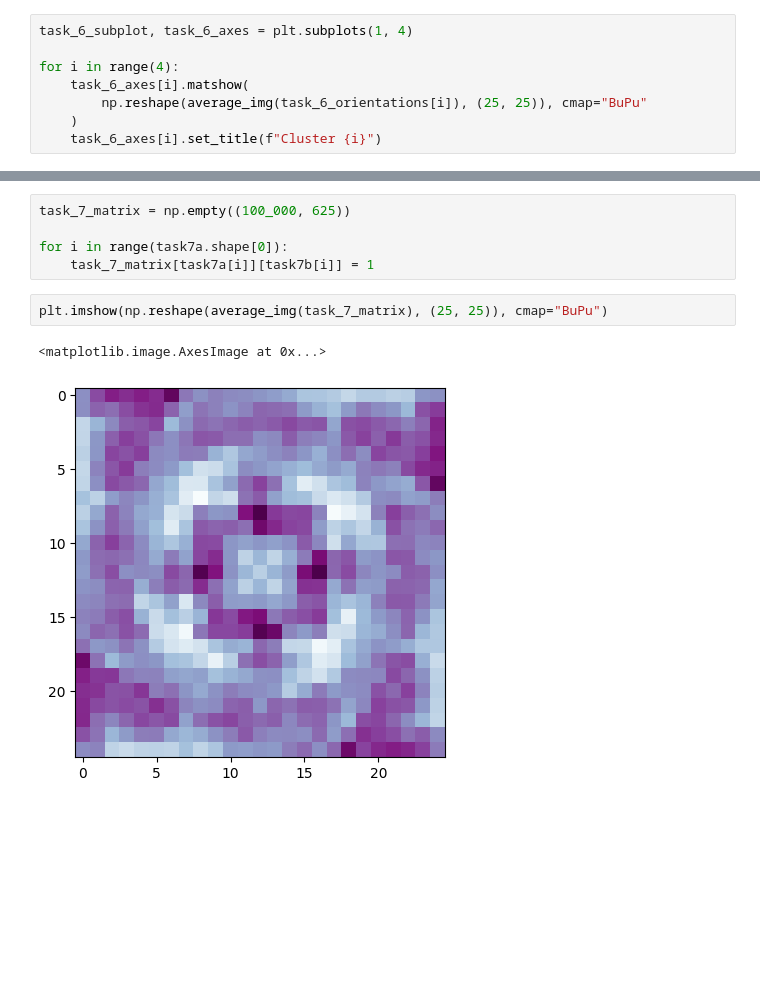
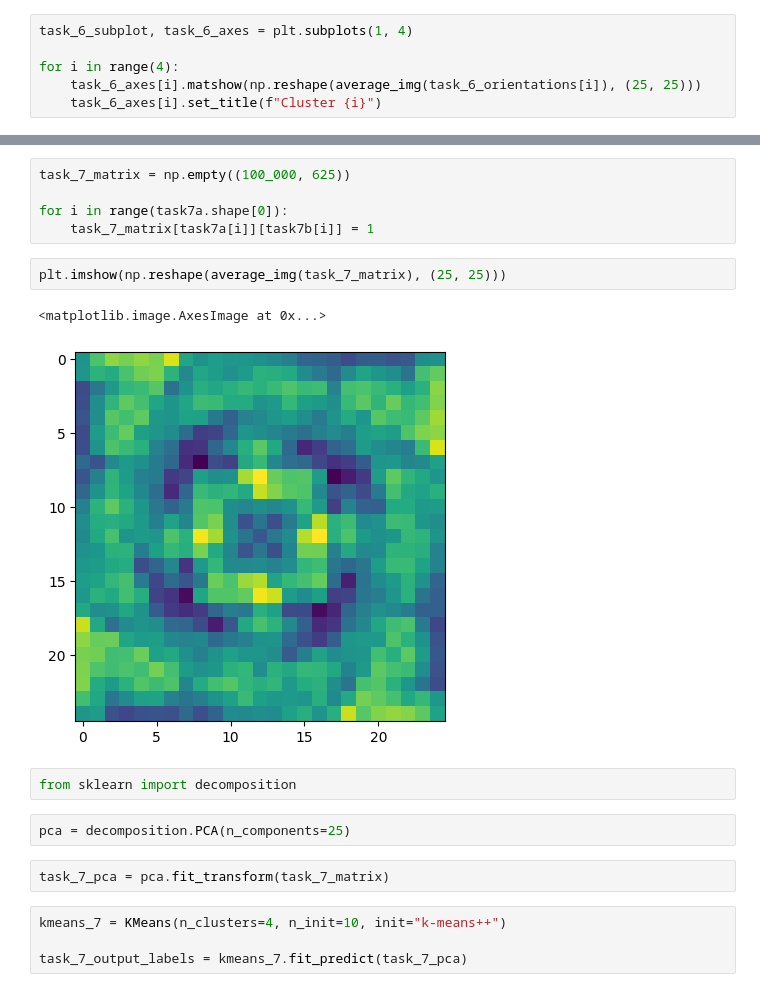
Before and after one commit to jtpotato/simc-2024, a Jupyter notebook: challenge_john_monash.ipynb, the cells around one changed output, grey strips where cells are left out. Cells and saved outputs as stored; diff of their text form; blank space fills up the shorter version.

Commit message:
task 7

```diff
--- a/challenge_john_monash.ipynb
+++ b/challenge_john_monash.ipynb
@@ -276,8 +276,6 @@ for i in range(4):
 task_6_subplot, task_6_axes = plt.subplots(1, 4)
 
 for i in range(4):
-    task_6_axes[i].matshow(
-        np.reshape(average_img(task_6_orientations[i]), (25, 25)), cmap="BuPu"
-    )
+    task_6_axes[i].matshow(np.reshape(average_img(task_6_orientations[i]), (25, 25)))
     task_6_axes[i].set_title(f"Cluster {i}")
 # %% [output]
@@ -290,7 +288,17 @@ task_7_matrix = np.empty((100_000, 625))
 for i in range(task7a.shape[0]):
     task_7_matrix[task7a[i]][task7b[i]] = 1
 # %%
-plt.imshow(np.reshape(average_img(task_7_matrix), (25, 25)), cmap="BuPu")
+plt.imshow(np.reshape(average_img(task_7_matrix), (25, 25)))
 # %% [output]
 <matplotlib.image.AxesImage at 0x...>
-[figure, old version]
+[figure, new version]
+# %%
+from sklearn import decomposition
+# %%
+pca = decomposition.PCA(n_components=25)
+# %%
+task_7_pca = pca.fit_transform(task_7_matrix)
+# %%
+kmeans_7 = KMeans(n_clusters=4, n_init=10, init="k-means++")
+
+task_7_output_labels = kmeans_7.fit_predict(task_7_pca)
```
Also changed, not shown: parts of 8 cells of this notebook.
